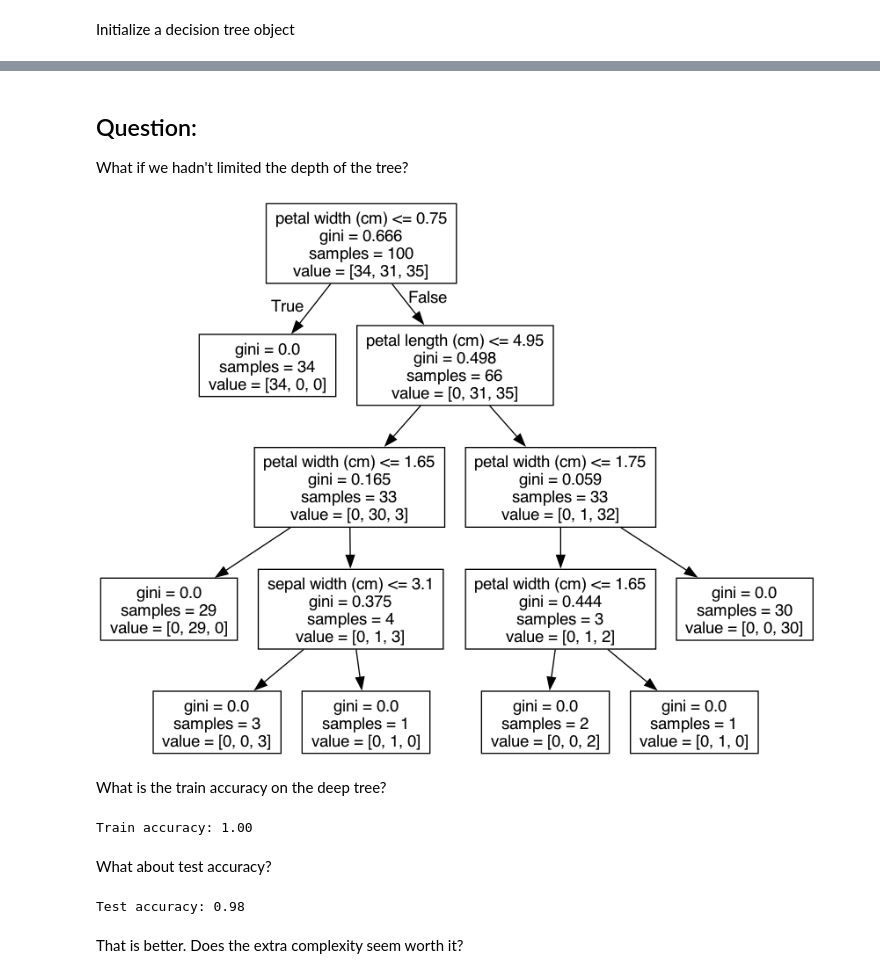
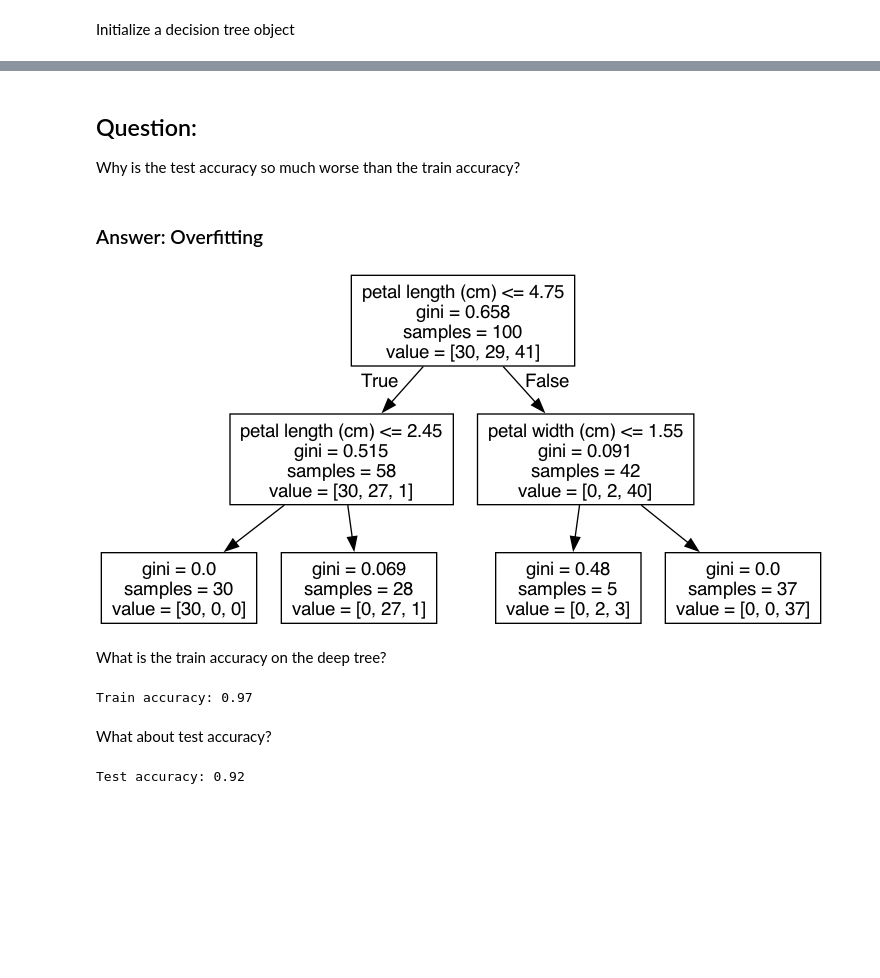
Before and after one commit to ameyer95/ameyer95.github.io, a Jupyter notebook: files/teaching/trees.ipynb, the cells around one changed output, grey strips where cells are left out. Drawn from its saved outputs; the diff is of its cells as text; code cells hidden in the pictures; blank space fills up the shorter version.

Commit message:
update dec tree material

```diff
--- a/files/teaching/trees.ipynb
+++ b/files/teaching/trees.ipynb
@@ -153,29 +135,31 @@ df_misclassified.head()
-# %% [markdown]
-## Question:
-What if we hadn't limited the depth of the tree?
+# %% [markdown]
+## Question:
+Why is the test accuracy so much worse than the train accuracy?
+# %% [markdown]
+### Answer: Overfitting
 # %%
-dt = DecisionTreeClassifier(random_state=0) # no max depth
+# run the same code (condensed into one cell)
+# but now, use the "max_depth" parameter to limit the depth of the tree
+dt = DecisionTreeClassifier(random_state=0, max_depth=2)
 dt.fit(X_train, y_train)
 
-export_graphviz(dt, out_file='tree_deep.dot', feature_names=iris.feature_names)
-!dot -Tpng tree_deep.dot -o tree_deep.png
+export_graphviz(dt, out_file='tree2.dot', feature_names=iris.feature_names)
+!dot -Tpng tree2.dot -o tree2.png
 
-Image(filename='tree_deep.png')
+Image(filename='tree2.png')
 # %% [output]
-[figure, old version]
+[figure, new version]
 # %% [markdown]
 What is the train accuracy on the deep tree?
 # %%
 train_accuracy = dt.score(X_train, y_train)
 print('Train accuracy: %.2f' % train_accuracy)
 # %% [output]
-Train accuracy: 1.00
+Train accuracy: 0.97
 # %% [markdown]
 What about test accuracy?
 # %%
 test_accuracy = dt.score(X_test, y_test)
 print('Test accuracy: %.2f' % test_accuracy)
 # %% [output]
-Test accuracy: 0.98
+Test accuracy: 0.92
-# %% [markdown]
-That is better. Does the extra complexity seem worth it?
```
Also changed, not shown: parts of 33 cells of this notebook.
